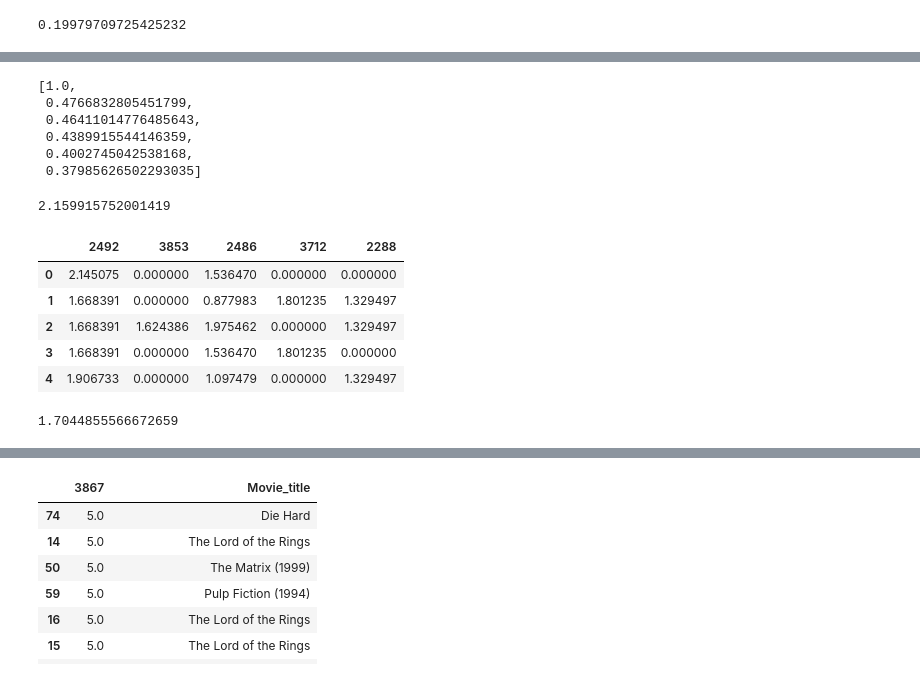
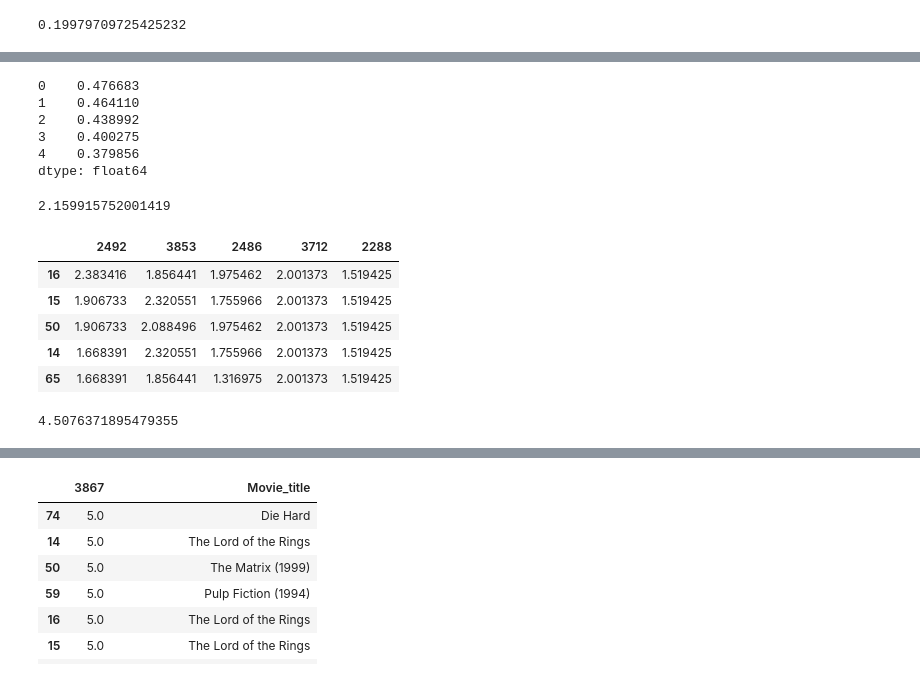
Before and after one commit to ali-d-nasseri/Recommender-System, a Jupyter notebook: Coursera Notes/Coursera project.ipynb, the cells around one changed output, grey strips where cells are left out. Saved outputs shown, nothing was run; the diff lists cells and outputs as text; code cells hidden in the pictures.

```diff
--- a/Coursera Notes/Coursera project.ipynb
+++ b/Coursera Notes/Coursera project.ipynb
@@ -17,9 +17,9 @@ Index(['Unnamed: 0',         1648,         5136,          918,         2824,
 movie_id = []
 movie_title = []
 for title in df['Unnamed: 0']:
-    tit = title.split(':')
-    movie_id.append(tit[0])
-    movie_title.append(tit[1])
+    t = title.split(':')
+    movie_id.append(t[0])
+    movie_title.append(t[1])
 # %%
 df['Movie_Id'] = movie_id
 df['Movie_title'] = movie_title
@@ -101,14 +122,14 @@ weight = []
 for rate in top5_neigbors:
     weight.append(rate)
 # %%
-weight
+pd.Series(weight)
 # %% [output]
-[1.0,
- 0.4766832805451799,
- 0.46411014776485643,
- 0.4389915544146359,
- 0.4002745042538168,
- 0.37985626502293035]
+0    0.476683
+1    0.464110
+2    0.438992
+3    0.400275
+4    0.379856
+dtype: float64
 # %%
 weight.remove(1)
 # %%
@@ -116,19 +137,20 @@ sum(weight)
 # %% [output]
 2.159915752001419
 # %%
-weight_X_rating = df_neighbor[[2492,3853,2486,3712,2288]]*weight
+weight_X_rating = df_nei[[2492,3853,2486,3712,2288]]*weight
 weight_X_rating.head()
 # %% [output]
 |  | 2492 | 3853 | 2486 | 3712 | 2288 |
-| 0 | 2.145075 | 0.000000 | 1.536470 | 0.000000 | 0.000000 |
-| 1 | 1.668391 | 0.000000 | 0.877983 | 1.801235 | 1.329497 |
-| 2 | 1.668391 | 1.624386 | 1.975462 | 0.000000 | 1.329497 |
-| 3 | 1.668391 | 0.000000 | 1.536470 | 1.801235 | 0.000000 |
-| 4 | 1.906733 | 0.000000 | 1.097479 | 0.000000 | 1.329497 |
+| 16 | 2.383416 | 1.856441 | 1.975462 | 2.001373 | 1.519425 |
+| 15 | 1.906733 | 2.320551 | 1.755966 | 2.001373 | 1.519425 |
+| 50 | 1.906733 | 2.088496 | 1.975462 | 2.001373 | 1.519425 |
+| 14 | 1.668391 | 2.320551 | 1.755966 | 2.001373 | 1.519425 |
+| 65 | 1.668391 | 1.856441 | 1.316975 | 2.001373 | 1.519425 |
 # %%
-sum(weight_X_rating.iloc[0])/sum(weight)
+#sum(weight_X_rating.iloc[0], skipna = True)/sum(weight)
+weight_X_rating.iloc[0].sum(skipna = True)/sum(weight)
 # %% [output]
-1.7044855566672659
+4.5076371895479355
 # %%
 def average_weight(df):
     score = []
```
Also changed, not shown: parts of 33 cells of this notebook.
